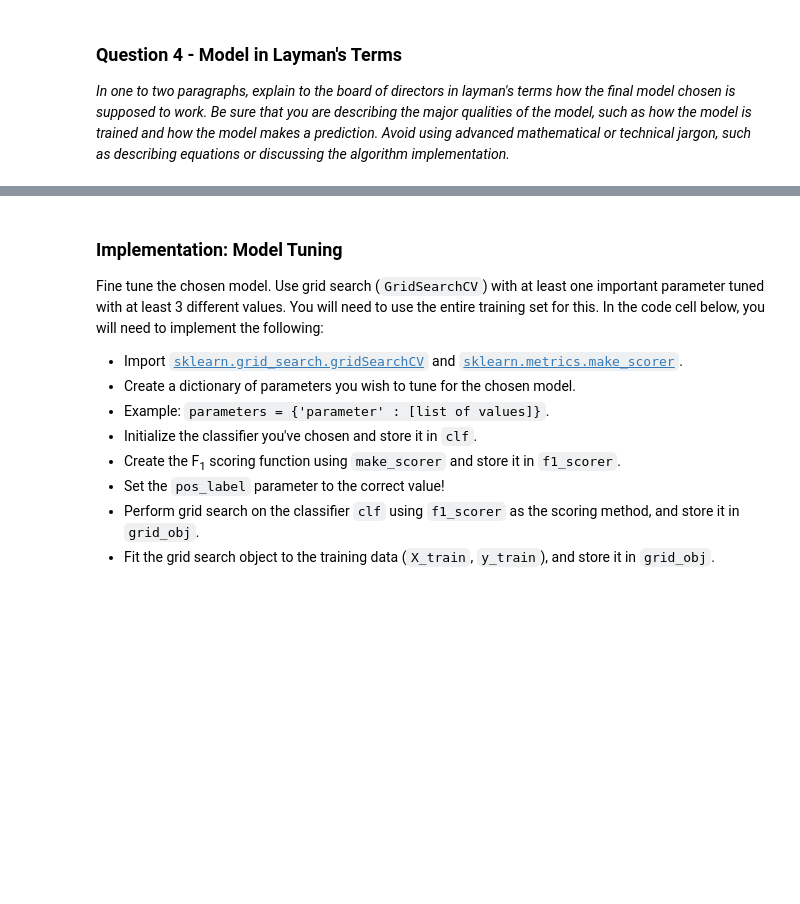
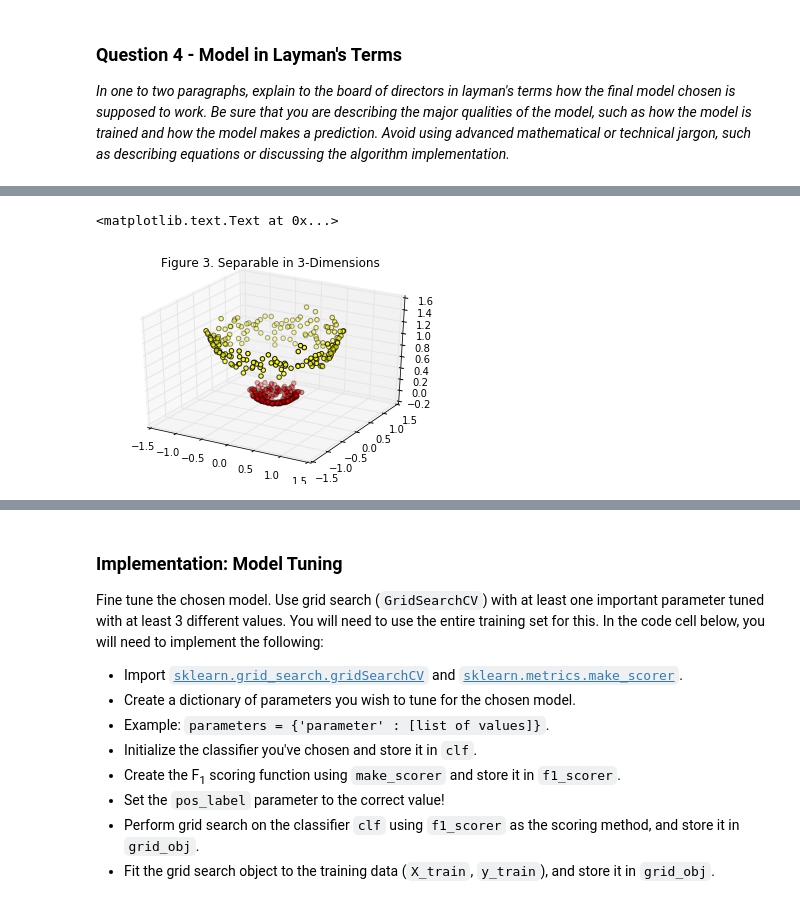
Before and after one commit to alextrickey/student_intervention, a Jupyter notebook: student_intervention.ipynb, the cells around one changed output, grey strips where cells are left out. Saved outputs shown, nothing was run; the diff lists cells and outputs as text; code cells hidden in the pictures; blank space fills up the shorter version.

```diff
--- a/student_intervention.ipynb
+++ b/student_intervention.ipynb
@@ -408,0 +472,10 @@ SVMs are different from other related classifiers because they select the decisi
+# %%
+# Transform to a higher dimensional space
+fig = plt.figure()
+ax = fig.add_subplot(111, projection='3d')
+x2 = X[:,0]**2 + X[:,1]**2
+ax.scatter(X[:,0], X[:,1], x2, zdir='z', s=20, depthshade=True, c=class_colors)
+plt.title('Figure 3. Separable in 3-Dimensions')
+# %% [output]
+<matplotlib.text.Text at 0x...>
+[figure, added]
```
Also changed, not shown: parts of 10 cells of this notebook.
